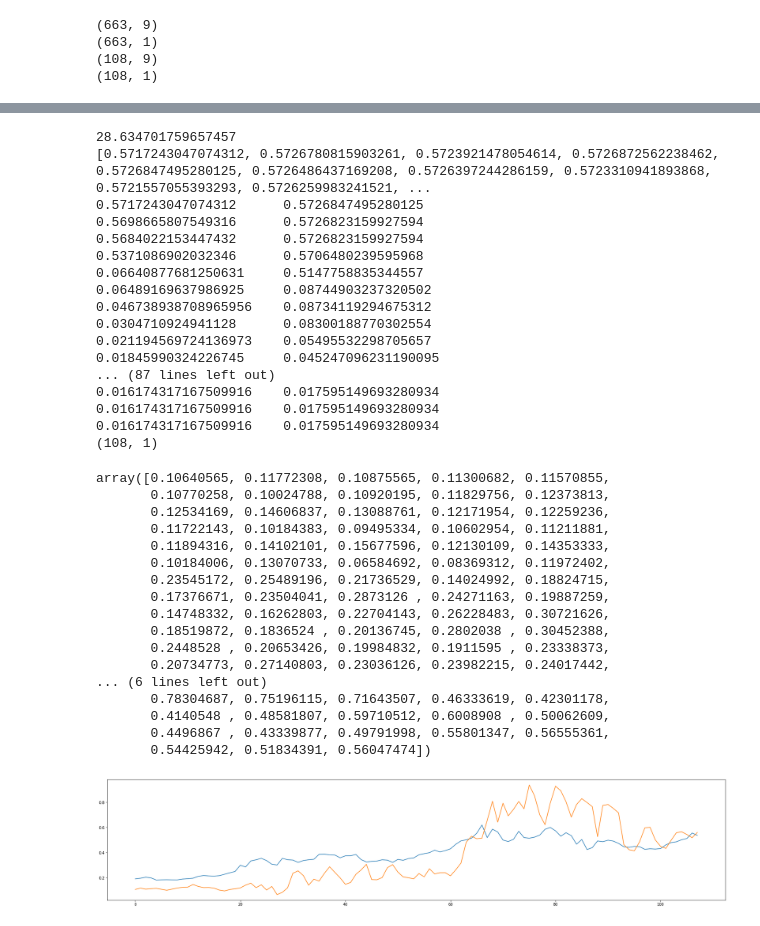
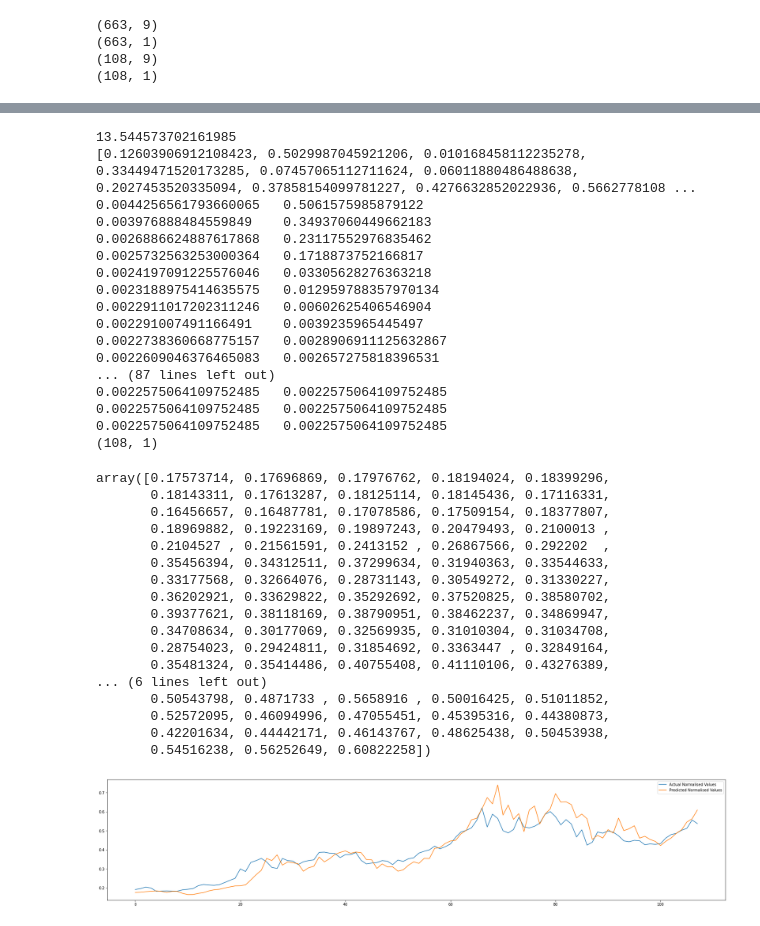
Before and after one commit to abhinav-exp/Forecasting-CryptoCurrency-Prices, a Jupyter notebook: TFLANN_with_JAYA1.ipynb, the cells around one changed output, grey strips where cells are left out. Saved outputs shown, nothing was run; the diff lists cells and outputs as text; code cells hidden in the pictures.

```diff
--- a/TFLANN_with_JAYA1.ipynb
+++ b/TFLANN_with_JAYA1.ipynb
@@ -121,7 +118,7 @@ class JAYATFLANN():
 
     for i in range(p_size):
       d = {}
-      d['W'] = np.random.random((9*3 + 1, 1))
+      d['W'] = 2*np.random.random((9*3 + 1, 1)) - 1
       model = TFLANN(d['W'])
       d['mse'] = find_mse(model.forward_propagation(train_x), train_y)
       self.data.append(d)
@@ -143,8 +140,8 @@ class JAYATFLANN():
   def next_gen(self):
     for i in range(self.p_size):
       t =  self.data[i]['W']
-      t += np.random.normal(loc = 0.75, scale = 0.15, size = (9*3 + 1, 1))* (self.data[self.best]['W'] - self.data[i]['W'])
-      t -= np.random.normal(loc = 0.75, scale = 0.15, size = (9*3 + 1, 1)) * (self.data[self.worst]['W'] - self.data[i]['W'])
+      t += 1.0* np.random.random((9*3 + 1, 1))* (self.data[self.best]['W'] - self.data[i]['W'])
+      # t -= np.random.random((9*3 + 1, 1))* (self.data[self.worst]['W'] - self.data[i]['W'])
       model = TFLANN(t)
       mse = find_mse(model.forward_propagation(train_x), train_y)
       if mse[9] < self.data[i]['mse'][9]:
@@ -168,47 +160,48 @@ model = TFLANN(optimiser.data[optimiser.best]['W'])
 preds = model.forward_propagation(test_x)
 print(preds.shape)
 # %% [output]
-28.634701759657457
-[0.5717243047074312, 0.5726780815903261, 0.5723921478054614, 0.5726872562238462, 0.5726847495280125, 0.5726486437169208, 0.5726397244286159, 0.5723310941893868, 0.5721557055393293, 0.5726259983241521, ...
-0.5717243047074312      0.5726847495280125
-0.5698665807549316      0.5726823159927594
-0.5684022153447432      0.5726823159927594
-0.5371086902032346      0.5706480239595968
-0.06640877681250631     0.5147758835344557
-0.06489169637986925     0.08744903237320502
-0.046738938708965956    0.08734119294675312
-0.0304710924941128      0.08300188770302554
-0.021194569724136973    0.05495532298705657
-0.01845990324226745     0.045247096231190095
+13.544573702161985
+[0.12603906912108423, 0.5029987045921206, 0.010168458112235278, 0.33449471520173285, 0.07457065112711624, 0.06011880486488638, 0.2027453520335094, 0.37858154099781227, 0.4276632852022936, 0.5662778108 ...
+0.0044256561793660065   0.5061575985879122
+0.003976888484559849    0.34937060449662183
+0.0026886624887617868   0.23117552976835462
+0.0025732563253000364   0.1718873752166817
+0.0024197091225576046   0.03305628276363218
+0.0023188975414635575   0.012959788357970134
+0.0022911017202311246   0.00602625406546904
+0.002291007491166491    0.0039235965445497
+0.0022738360668775157   0.0028906911125632867
+0.0022609046376465083   0.002657275818396531
 ... (87 lines left out)
-0.016174317167509916    0.017595149693280934
-0.016174317167509916    0.017595149693280934
-0.016174317167509916    0.017595149693280934
+0.0022575064109752485   0.0022575064109752485
+0.0022575064109752485   0.0022575064109752485
+0.0022575064109752485   0.0022575064109752485
 (108, 1)
 # %%
 preds[:, 0]
 # %% [output]
-array([0.10640565, 0.11772308, 0.10875565, 0.11300682, 0.11570855,
-       0.10770258, 0.10024788, 0.10920195, 0.11829756, 0.12373813,
-       0.12534169, 0.14606837, 0.13088761, 0.12171954, 0.12259236,
-       0.11722143, 0.10184383, 0.09495334, 0.10602954, 0.11211881,
-       0.11894316, 0.14102101, 0.15677596, 0.12130109, 0.14353333,
-       0.10184006, 0.13070733, 0.06584692, 0.08369312, 0.11972402,
-       0.23545172, 0.25489196, 0.21736529, 0.14024992, 0.18824715,
-       0.17376671, 0.23504041, 0.2873126 , 0.24271163, 0.19887259,
-       0.14748332, 0.16262803, 0.22704143, 0.26228483, 0.30721626,
-       0.18519872, 0.1836524 , 0.20136745, 0.2802038 , 0.30452388,
-       0.2448528 , 0.20653426, 0.19984832, 0.1911595 , 0.23338373,
-       0.20734773, 0.27140803, 0.23036126, 0.23982215, 0.24017442,
+array([0.17573714, 0.17696869, 0.17976762, 0.18194024, 0.18399296,
+       0.18143311, 0.17613287, 0.18125114, 0.18145436, 0.17116331,
+       0.16456657, 0.16487781, 0.17078586, 0.17509154, 0.18377807,
+       0.18969882, 0.19223169, 0.19897243, 0.20479493, 0.2100013 ,
+       0.2104527 , 0.21561591, 0.2413152 , 0.26867566, 0.292202  ,
+       0.35456394, 0.34312511, 0.37299634, 0.31940363, 0.33544633,
+       0.33177568, 0.32664076, 0.28731143, 0.30549272, 0.31330227,
+       0.36202921, 0.33629822, 0.35292692, 0.37520825, 0.38580702,
+       0.39377621, 0.38118169, 0.38790951, 0.38462237, 0.34869947,
+       0.34708634, 0.30177069, 0.32569935, 0.31010304, 0.31034708,
+       0.28754023, 0.29424811, 0.31854692, 0.3363447 , 0.32849164,
+       0.35481324, 0.35414486, 0.40755408, 0.41110106, 0.43276389,
 ... (6 lines left out)
-       0.78304687, 0.75196115, 0.71643507, 0.46333619, 0.42301178,
-       0.4140548 , 0.48581807, 0.59710512, 0.6008908 , 0.50062609,
-       0.4496867 , 0.43339877, 0.49791998, 0.55801347, 0.56555361,
-       0.54425942, 0.51834391, 0.56047474])
+       0.50543798, 0.4871733 , 0.5658916 , 0.50016425, 0.51011852,
+       0.52572095, 0.46094996, 0.47055451, 0.45395316, 0.44380873,
+       0.42201634, 0.44442171, 0.46143767, 0.48625438, 0.50453938,
+       0.54516238, 0.56252649, 0.60822258])
 # %%
 plt.figure(figsize=(30, 6))
 plt.plot(test_y.reset_index()[9])
 plt.plot(preds)
+plt.legend(["Actual Normalised Values", "Predicted Normalised Values"])
 plt.show()
 # %% [output]
-[figure, old version]
+[figure, new version]
```
Also changed, not shown: parts of 5 cells of this notebook.
